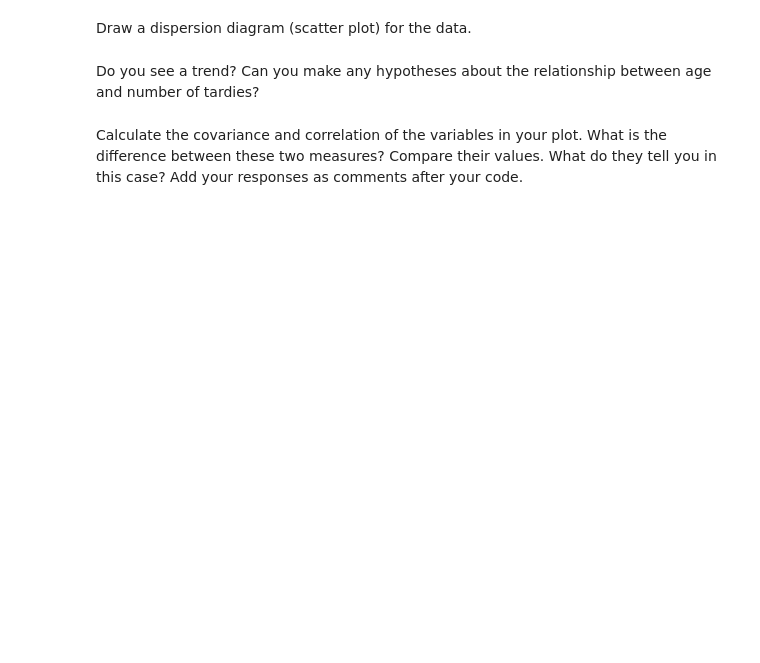
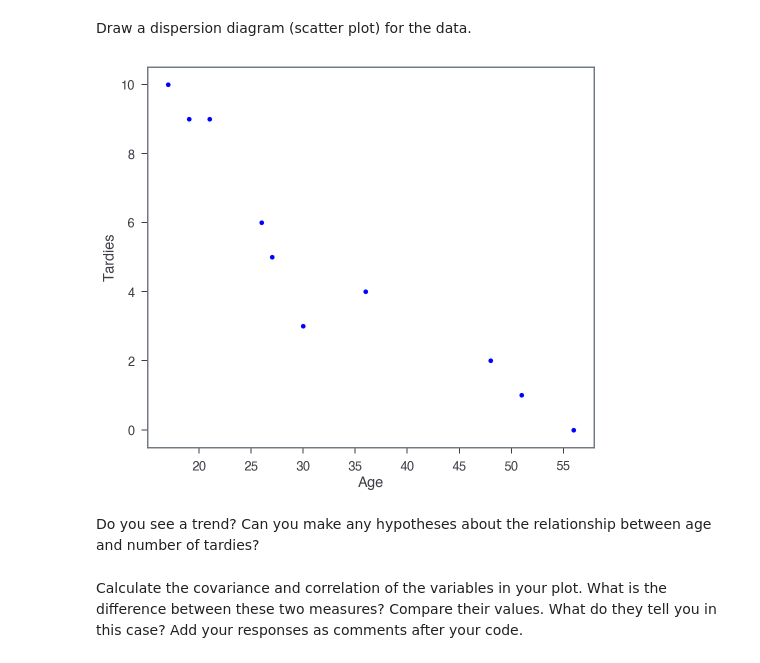
Before and after one commit to ta-data-lis/lab-regression-analysis, a Jupyter notebook: your-code/challenge1.ipynb, the cells around one changed output. Cells and saved outputs as stored; diff of their text form; code cells hidden in the pictures; blank space fills up the shorter version.

```diff
--- a/your-code/challenge1.ipynb
+++ b/your-code/challenge1.ipynb
@@ -32,0 +38,7 @@ student_data = pd.DataFrame({'X': [x_values], 'Y': [y_values]})
+# %%
+# Your code here.
+x_values = [17, 51, 27, 21, 36, 48, 19, 26, 56, 30]
+y_values = [10, 1, 5, 9, 4, 2, 9, 6, 0, 3]
+student_data = pd.DataFrame({'Age': x_values, 'Tardies': y_values})
+student_data.index += 1
+student_data
@@ -37,2 +59,7 @@ Draw a dispersion diagram (scatter plot) for the data.
+# %%
+# Your code here.
+student_data.plot(kind = 'scatter', x = 'Age', y = 'Tardies', color = 'blue');
+# %% [output]
+[figure, added]
 # %% [markdown]
 Do you see a trend? Can you make any hypotheses about the relationship between age and number of tardies?
```
Also changed, not shown: parts of 19 cells of this notebook.
